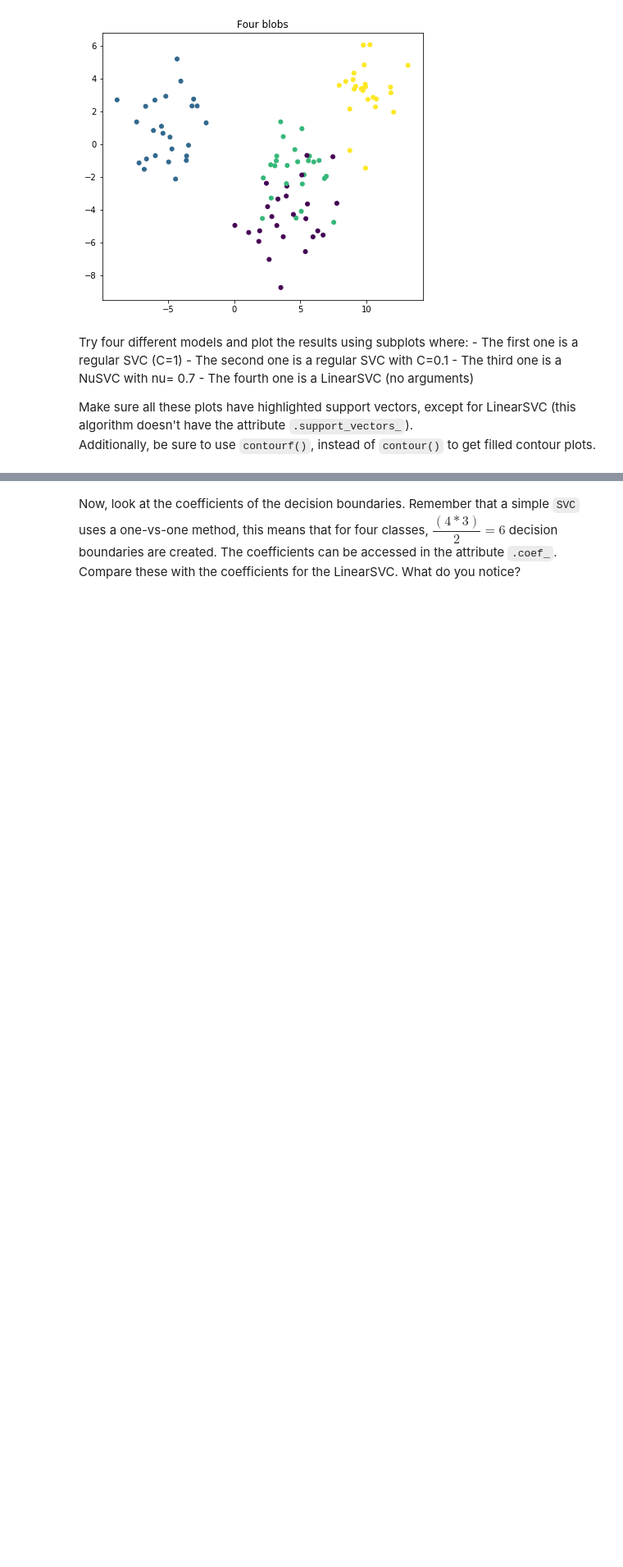
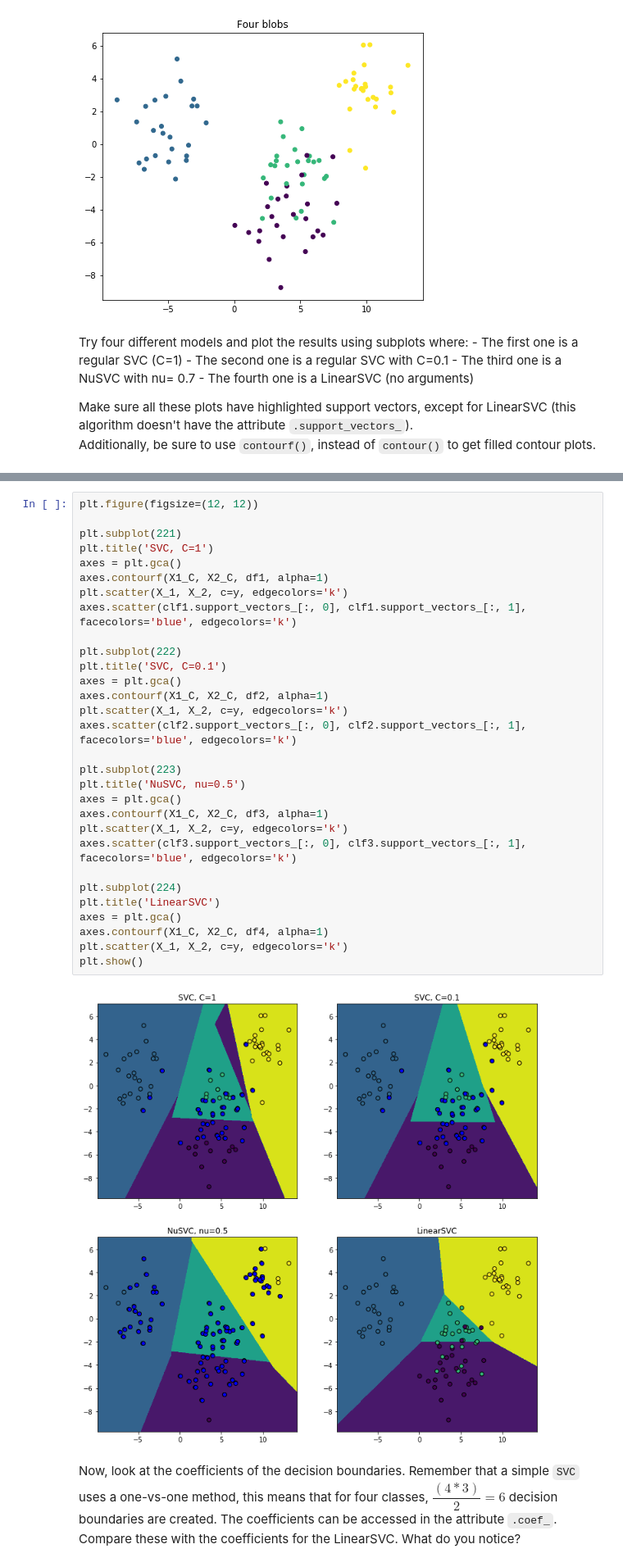
Before and after one commit to nadinezab/s31-building-an-svm-using-scikit-learn-lab, a Jupyter notebook: index.ipynb, the cells around one changed output, grey strips where cells are left out. Shown at 82% size. Drawn from its saved outputs; the diff is of its cells as text; blank space fills up the shorter version.

```diff
--- a/index.ipynb
+++ b/index.ipynb
@@ -281,2 +314,34 @@ from sklearn import svm
+# %%
+plt.figure(figsize=(12, 12))
+
+plt.subplot(221)
+plt.title('SVC, C=1')
+axes = plt.gca()
+axes.contourf(X1_C, X2_C, df1, alpha=1)
+plt.scatter(X_1, X_2, c=y, edgecolors='k')
+axes.scatter(clf1.support_vectors_[:, 0], clf1.support_vectors_[:, 1], facecolors='blue', edgecolors='k')
+
+plt.subplot(222)
+plt.title('SVC, C=0.1')
+axes = plt.gca()
+axes.contourf(X1_C, X2_C, df2, alpha=1)
+plt.scatter(X_1, X_2, c=y, edgecolors='k')
+axes.scatter(clf2.support_vectors_[:, 0], clf2.support_vectors_[:, 1], facecolors='blue', edgecolors='k')
+
+plt.subplot(223)
+plt.title('NuSVC, nu=0.5')
+axes = plt.gca()
+axes.contourf(X1_C, X2_C, df3, alpha=1)
+plt.scatter(X_1, X_2, c=y, edgecolors='k')
+axes.scatter(clf3.support_vectors_[:, 0], clf3.support_vectors_[:, 1], facecolors='blue', edgecolors='k')
+
+plt.subplot(224)
+plt.title('LinearSVC')
+axes = plt.gca()
+axes.contourf(X1_C, X2_C, df4, alpha=1)
+plt.scatter(X_1, X_2, c=y, edgecolors='k')
+plt.show()
+# %% [output]
+[figure, added]
 # %% [markdown]
 Now, look at the coefficients of the decision boundaries. Remember that a simple `SVC` uses a one-vs-one method, this means that for four classes, $\dfrac{(4 * 3)}{2}= 6$ decision boundaries are created. The coefficients can be accessed in the attribute `.coef_`. Compare these with the coefficients for the LinearSVC. What do you notice?
```
Also changed, not shown: parts of 6 cells of this notebook.
